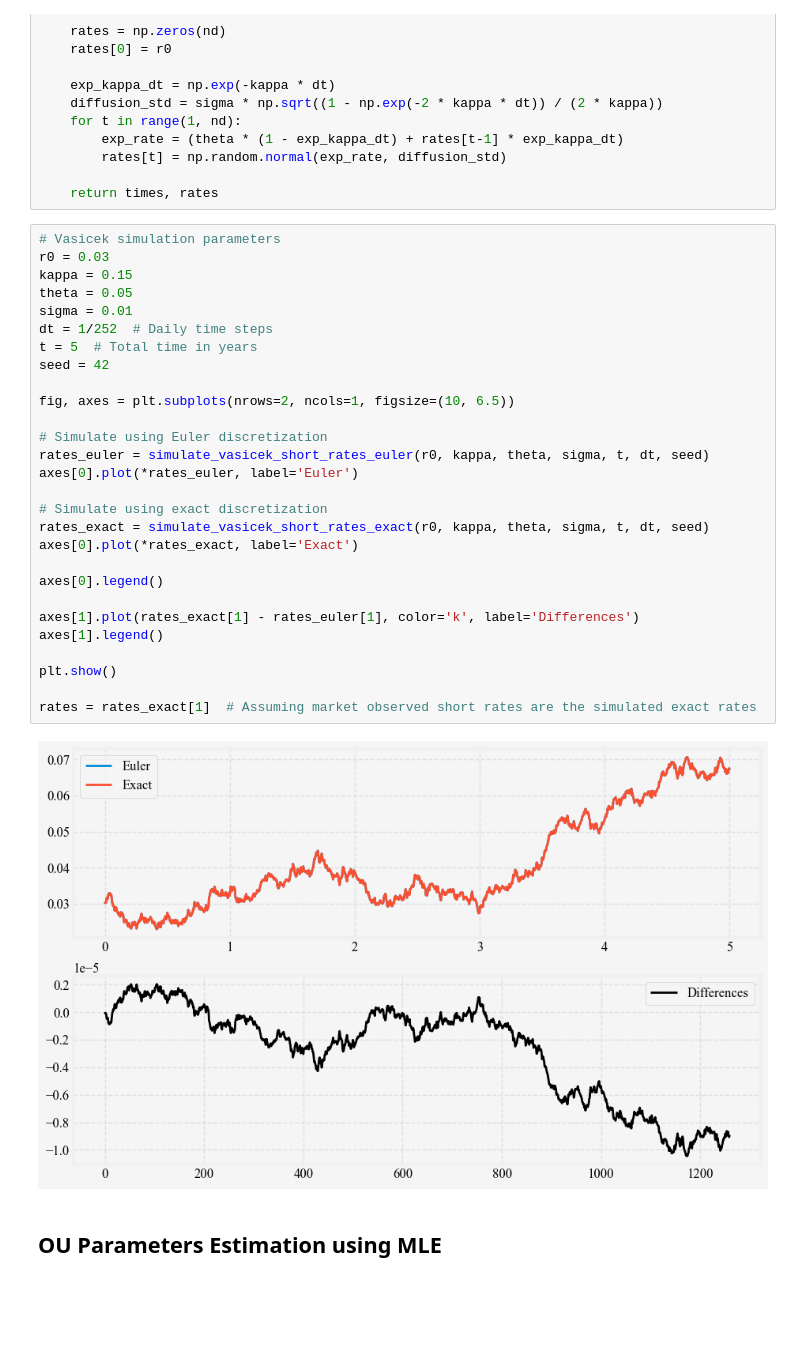
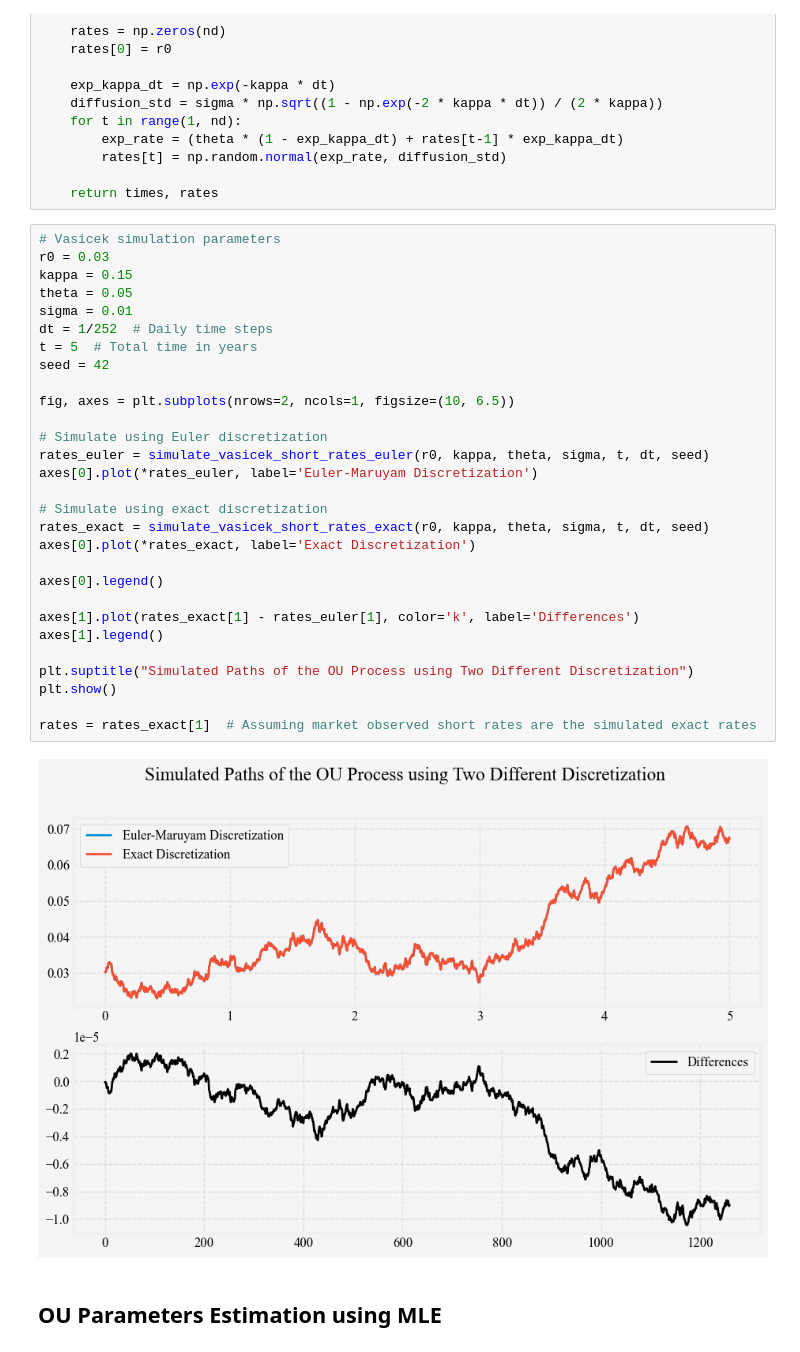
Before and after one commit to steveya/short-rate-models, a Jupyter notebook: notebook/vasicek_model.ipynb, the cells around one changed output. Cells and saved outputs as stored; diff of their text form; blank space fills up the shorter version.

Commit message:
chart fix

```diff
--- a/notebook/vasicek_model.ipynb
+++ b/notebook/vasicek_model.ipynb
@@ -101,33 +101,34 @@ def simulate_vasicek_short_rates_exact(r0, kappa, theta, sigma, t, dt, seed=None
 # %%
 # Vasicek simulation parameters
 r0 = 0.03
 kappa = 0.15
 theta = 0.05
 sigma = 0.01
 dt = 1/252  # Daily time steps
 t = 5  # Total time in years
 seed = 42
 
 fig, axes = plt.subplots(nrows=2, ncols=1, figsize=(10, 6.5))
 
 # Simulate using Euler discretization
 rates_euler = simulate_vasicek_short_rates_euler(r0, kappa, theta, sigma, t, dt, seed)
-axes[0].plot(*rates_euler, label='Euler')
+axes[0].plot(*rates_euler, label='Euler-Maruyam Discretization')
 
 # Simulate using exact discretization
 rates_exact = simulate_vasicek_short_rates_exact(r0, kappa, theta, sigma, t, dt, seed)
-axes[0].plot(*rates_exact, label='Exact')
+axes[0].plot(*rates_exact, label='Exact Discretization')
 
 axes[0].legend()
 
 axes[1].plot(rates_exact[1] - rates_euler[1], color='k', label='Differences')
 axes[1].legend()
 
+plt.suptitle("Simulated Paths of the OU Process using Two Different Discretization")
 plt.show()
 
 rates = rates_exact[1]  # Assuming market observed short rates are the simulated exact rates
 # %% [output]
-[figure, old version]
+[figure, new version]
 # %% [markdown]
 ## OU Parameters Estimation using MLE
 # %%
```
Also changed, not shown: parts of 7 cells of this notebook.
